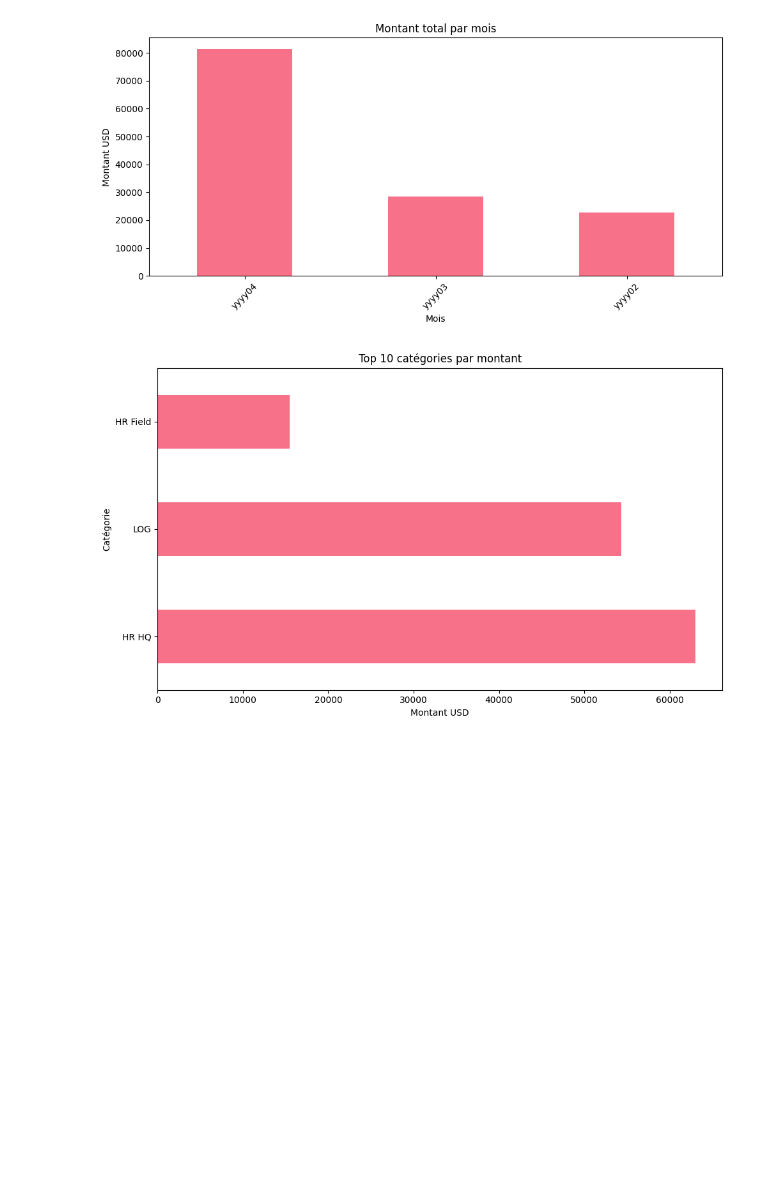
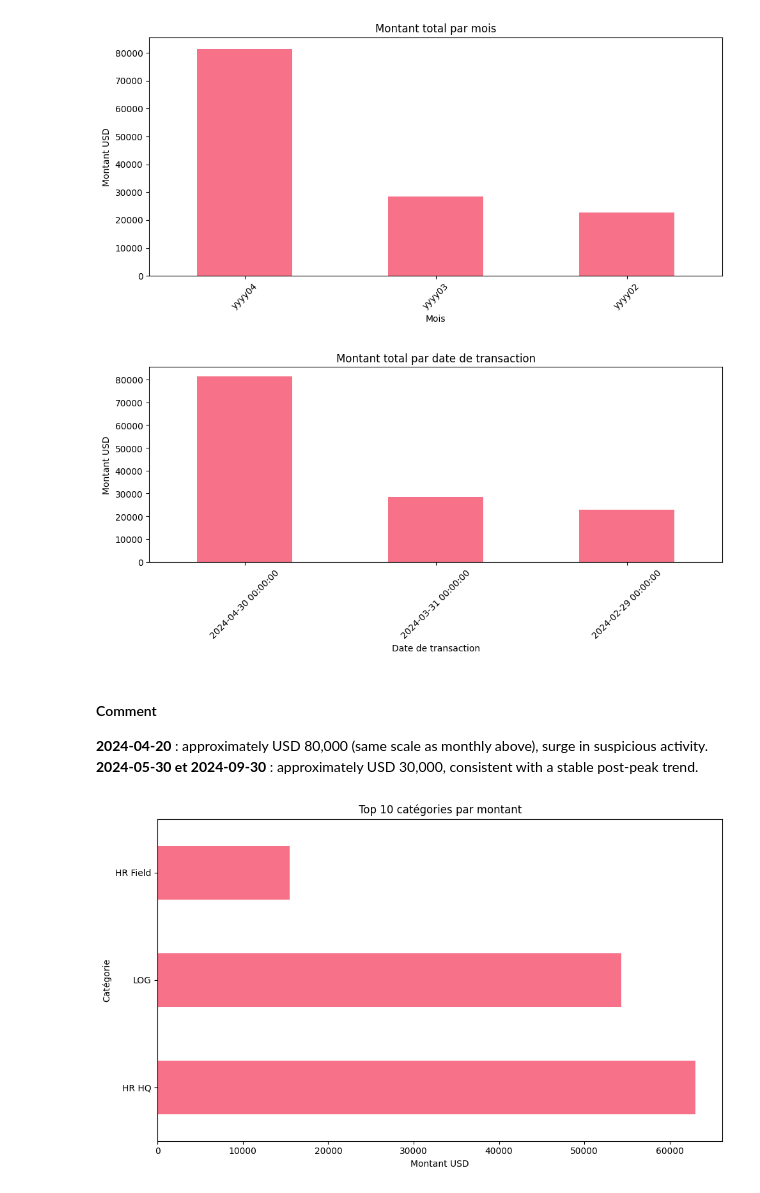
Before and after one commit to MaryaLatif/pi2-zacca, a Jupyter notebook: project.ipynb, the cells around one changed output. Cells and saved outputs as stored; diff of their text form; code cells hidden in the pictures; blank space fills up the shorter version.

```diff
--- a/project.ipynb
+++ b/project.ipynb
@@ -130,6 +108,22 @@ plt.tight_layout()
 plt.show()
 # %% [output]
 [figure]
+# %%
+monthly_transac = finance_report.groupby('Transaction Date')[' Total Amount In USD'].sum().sort_values(ascending=False)
+plt.figure(figsize=(10, 5))
+monthly_transac.plot(kind='bar')
+plt.title('Montant total par date de transaction')
+plt.xlabel('Date de transaction')
+plt.ylabel('Montant USD')
+plt.xticks(rotation=45)
+plt.tight_layout()
+plt.show()
+# %% [output]
+[figure, added]
+# %% [markdown]
+#### Comment
+**2024-04-20** : approximately USD 80,000 (same scale as monthly above), surge in suspicious activity.\
+**2024-05-30 et 2024-09-30** : approximately USD 30,000, consistent with a stable post-peak trend.
 # %%
 category_total = finance_report.groupby('Category (optional)')[' Total Amount In USD'].sum().sort_values(ascending=False).head(10)
 plt.figure(figsize=(10, 6))
```
Also changed, not shown: parts of 23 cells of this notebook.
